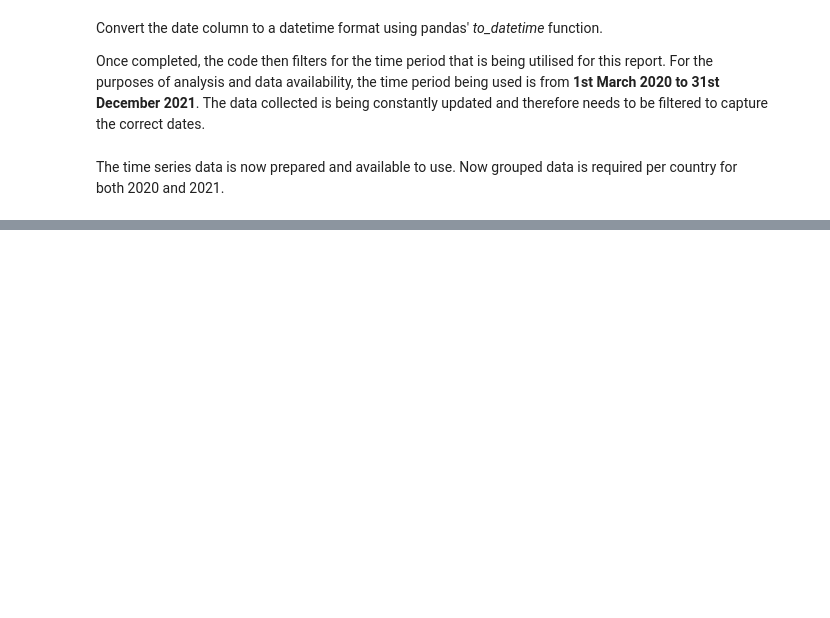
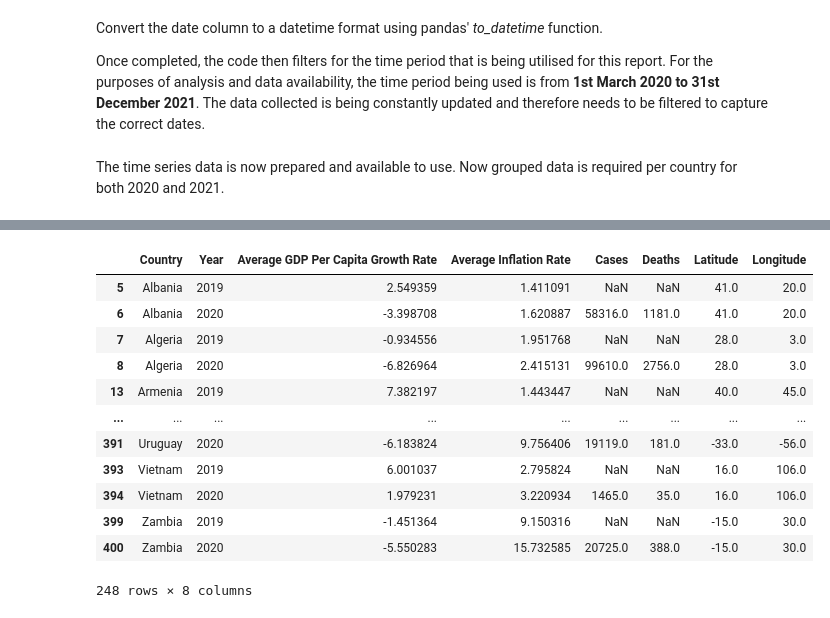
Before and after one commit to Arkiea/Project-1-group-B, a Jupyter notebook: Data Collection.ipynb, the cells around one changed output, grey strips where cells are left out. Drawn from its saved outputs; the diff is of its cells as text; code cells hidden in the pictures; blank space fills up the shorter version.

Commit message:
Completed data prep for eco and covid data

```diff
--- a/Data Collection.ipynb
+++ b/Data Collection.ipynb
@@ -118,0 +147,12 @@ There are two primary economic indicators that will be used to answer a number o
+# %%
+# Merge dataframes
+eco_data = pd.merge(real_gdp, inflation, on = ['Country','Year','Country Code'] , how = 'inner')
+
+# Take the average inflation rate and GDP per capita growth rate for 2019 and 2020 only (to join with Covid-19 data)
+eco_avg = eco_data[eco_data['Year'] >= '2019-01-01'].groupby(['Country','Country Code',eco_data.Year.dt.year]).\
+                                                     mean().rename(columns = {
+                                        'GDP per capita growth (annual %)' : 'Average GDP Per Capita Growth Rate',
+                                        'Inflation Rate' : 'Average Inflation Rate'}).reset_index()
+
+# Display results
+eco_avg
@@ -118,0 +188,25 @@ There are two primary economic indicators that will be used to answer a number o
+# %%
+# Combine dataframes using country as the key
+eco_covid = pd.merge(eco_avg,
+                     covid_grouped,
+                     how = 'left',
+                     left_on = ['Country','Year'],
+                     right_on = ['Country','date'])
+
+# Count number of country occurrances to exclude from dataset (if not containing both 2019 and 2020 data)
+count_country = eco_covid.groupby('Country').size().reset_index(name = 'Count')
+
+# Join count to eco_covid dataframe
+eco_covid = pd.merge(eco_covid, count_country, on = 'Country', how = 'inner')
+
+# Remove any countries with missing 2019 or 2020 data
+eco_covid = eco_covid[eco_covid['Count'] > 1].drop(columns = 'Count')
+
+# Fill in NaN 2019 data with identical latitude and longitude data
+eco_covid[['Latitude','Longitude']] = eco_covid.groupby('Country')[['Latitude','Longitude']].bfill()
+
+# Remove null values with missing data
+eco_covid = eco_covid[eco_covid['Latitude'].notna()]
+
+# Select only relevant columns
+eco_covid = eco_covid.iloc[:,[0,2,3,4,6,7,9,10]]
@@ -118,0 +217,8 @@ There are two primary economic indicators that will be used to answer a number o
+# %%
+# Print sample size
+print(f"After the data preparation process, there are {(eco_covid['Country'].count())/2} countries with available data.")
+print(f"Code executed without error at {dt.datetime.now()}")
+
+# Display results
+eco_covid
+# %% [output]
@@ -118,0 +227,13 @@ There are two primary economic indicators that will be used to answer a number o
+|  | Country | Year | Average GDP Per Capita Growth Rate | Average Inflation Rate | Cases | Deaths | Latitude | Longitude |
+| 5 | Albania | 2019 | 2.549359 | 1.411091 | NaN | NaN | 41.0 | 20.0 |
+| 6 | Albania | 2020 | -3.398708 | 1.620887 | 58316.0 | 1181.0 | 41.0 | 20.0 |
+| 7 | Algeria | 2019 | -0.934556 | 1.951768 | NaN | NaN | 28.0 | 3.0 |
+| 8 | Algeria | 2020 | -6.826964 | 2.415131 | 99610.0 | 2756.0 | 28.0 | 3.0 |
+| 13 | Armenia | 2019 | 7.382197 | 1.443447 | NaN | NaN | 40.0 | 45.0 |
+| ... | ... | ... | ... | ... | ... | ... | ... | ... |
+| 391 | Uruguay | 2020 | -6.183824 | 9.756406 | 19119.0 | 181.0 | -33.0 | -56.0 |
+| 393 | Vietnam | 2019 | 6.001037 | 2.795824 | NaN | NaN | 16.0 | 106.0 |
+| 394 | Vietnam | 2020 | 1.979231 | 3.220934 | 1465.0 | 35.0 | 16.0 | 106.0 |
+| 399 | Zambia | 2019 | -1.451364 | 9.150316 | NaN | NaN | -15.0 | 30.0 |
+| 400 | Zambia | 2020 | -5.550283 | 15.732585 | 20725.0 | 388.0 | -15.0 | 30.0 |
+248 rows × 8 columns
```
Also changed, not shown: parts of 17 cells of this notebook, 2 other files.
